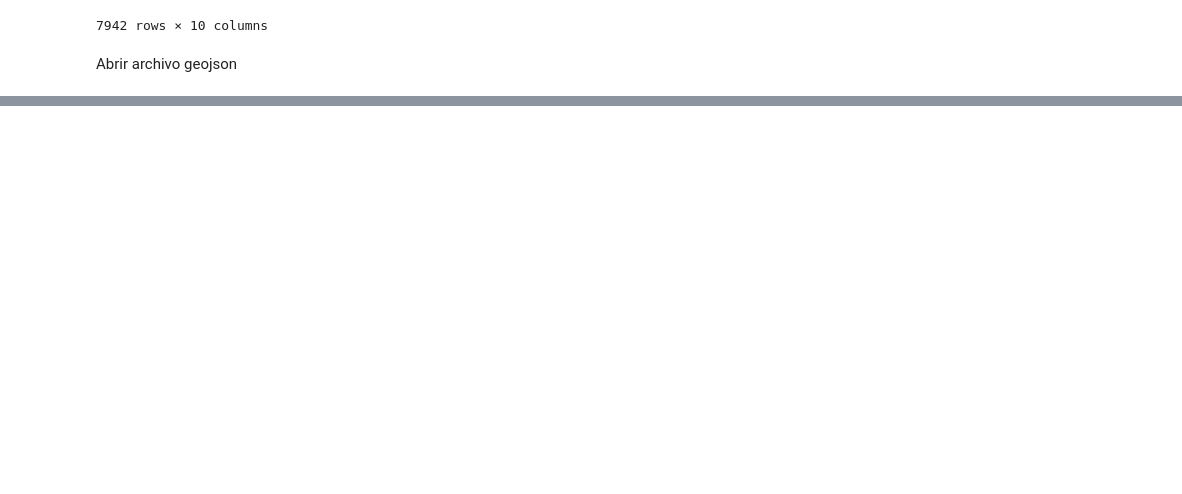
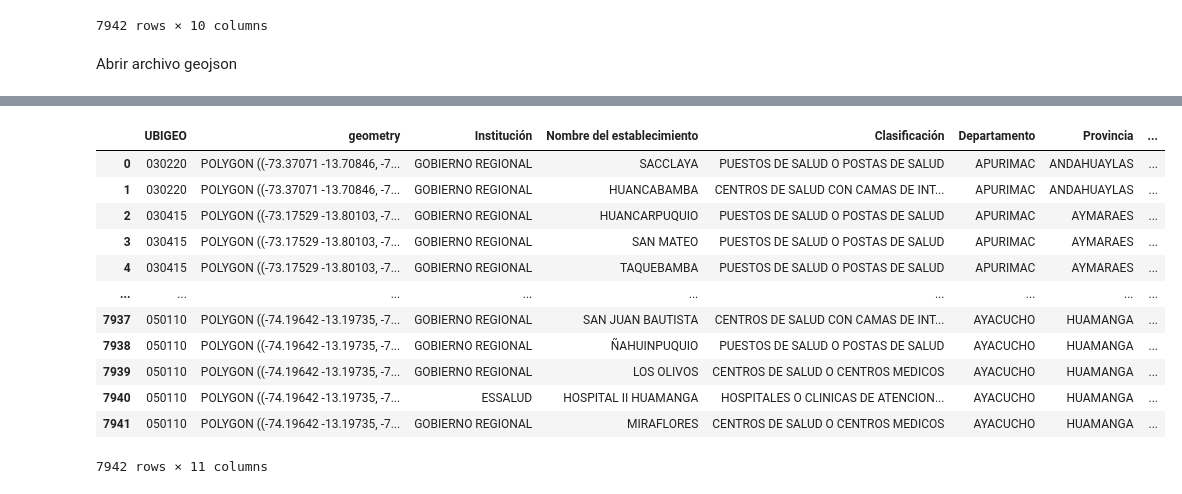
Before and after one commit to anelvasquez/Hospitals-Access-Peru, a Jupyter notebook: code/script_geo.ipynb, the cells around one changed output, grey strips where cells are left out. Cells and saved outputs as stored; diff of their text form; code cells hidden in the pictures; blank space fills up the shorter version.

```diff
--- a/code/script_geo.ipynb
+++ b/code/script_geo.ipynb
@@ -172,0 +196,5 @@ dtype: object
+# %%
+# Object or srting to int
+
+distritos['UBIGEO'] = distritos['UBIGEO'].astype(str).astype(int)
+distritos
@@ -172,0 +215,4 @@ dtype: object
+# %%
+# Ensure the dataset is in WGS-84 (EPSG:4326)
+distritos = distritos.to_crs(epsg=4326)
+distritos.crs
@@ -172,0 +243,6 @@ dtype: object
+# %%
+# Convertir 'UBIGEO' a string en el primer DataFrame
+distritos['UBIGEO'] = distritos['UBIGEO'].astype(str).str.zfill(6)
+
+# Convertir 'UBIGEO' a string en el segundo DataFrame
+df_final['UBIGEO'] = df_final['UBIGEO'].astype(str).str.zfill(6)
@@ -172,0 +257,6 @@ dtype: object
+# %%
+
+dataset_hosp = pd.merge(distritos, df_final, how="inner", on="UBIGEO")
+
+print("¡Fusión realizada con éxito!")
+print(dataset_hosp.head())
@@ -172,0 +281,16 @@ dtype: object
+# %%
+dataset_hosp
+# %% [output]
+|  | UBIGEO | geometry | Institución | Nombre del establecimiento | Clasificación | Departamento | Provincia | ... |
+| 0 | 030220 | POLYGON ((-73.37071 -13.70846, -7... | GOBIERNO REGIONAL | SACCLAYA | PUESTOS DE SALUD O POSTAS DE SALUD | APURIMAC | ANDAHUAYLAS | ... |
+| 1 | 030220 | POLYGON ((-73.37071 -13.70846, -7... | GOBIERNO REGIONAL | HUANCABAMBA | CENTROS DE SALUD CON CAMAS DE INT... | APURIMAC | ANDAHUAYLAS | ... |
+| 2 | 030415 | POLYGON ((-73.17529 -13.80103, -7... | GOBIERNO REGIONAL | HUANCARPUQUIO | PUESTOS DE SALUD O POSTAS DE SALUD | APURIMAC | AYMARAES | ... |
+| 3 | 030415 | POLYGON ((-73.17529 -13.80103, -7... | GOBIERNO REGIONAL | SAN MATEO | PUESTOS DE SALUD O POSTAS DE SALUD | APURIMAC | AYMARAES | ... |
+| 4 | 030415 | POLYGON ((-73.17529 -13.80103, -7... | GOBIERNO REGIONAL | TAQUEBAMBA | PUESTOS DE SALUD O POSTAS DE SALUD | APURIMAC | AYMARAES | ... |
+| ... | ... | ... | ... | ... | ... | ... | ... | ... |
+| 7937 | 050110 | POLYGON ((-74.19642 -13.19735, -7... | GOBIERNO REGIONAL | SAN JUAN BAUTISTA | CENTROS DE SALUD CON CAMAS DE INT... | AYACUCHO | HUAMANGA | ... |
+| 7938 | 050110 | POLYGON ((-74.19642 -13.19735, -7... | GOBIERNO REGIONAL | ÑAHUINPUQUIO | PUESTOS DE SALUD O POSTAS DE SALUD | AYACUCHO | HUAMANGA | ... |
+| 7939 | 050110 | POLYGON ((-74.19642 -13.19735, -7... | GOBIERNO REGIONAL | LOS OLIVOS | CENTROS DE SALUD O CENTROS MEDICOS | AYACUCHO | HUAMANGA | ... |
+| 7940 | 050110 | POLYGON ((-74.19642 -13.19735, -7... | ESSALUD | HOSPITAL II HUAMANGA | HOSPITALES O CLINICAS DE ATENCION... | AYACUCHO | HUAMANGA | ... |
+| 7941 | 050110 | POLYGON ((-74.19642 -13.19735, -7... | GOBIERNO REGIONAL | MIRAFLORES | CENTROS DE SALUD O CENTROS MEDICOS | AYACUCHO | HUAMANGA | ... |
+7942 rows × 11 columns
```
Also changed, not shown: parts of 16 cells of this notebook.
